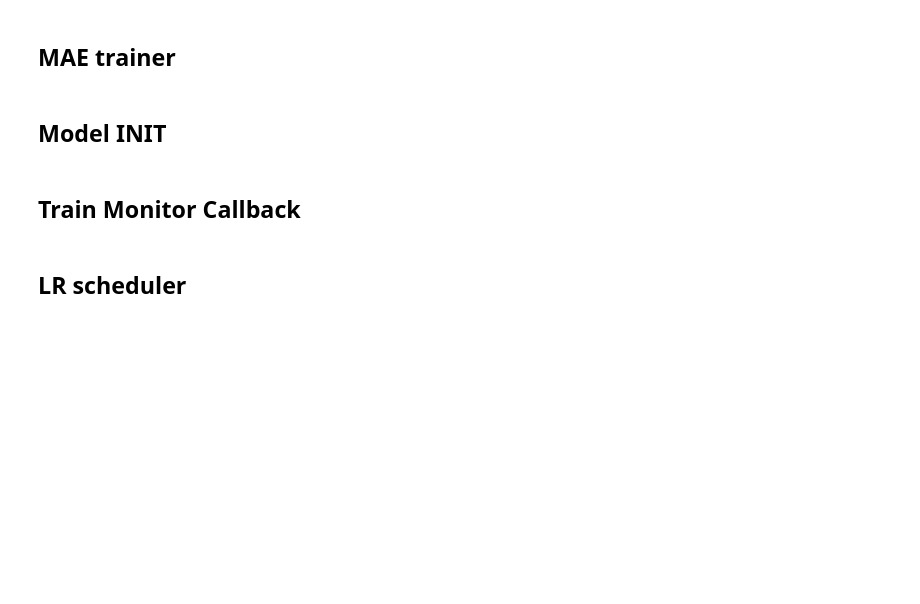
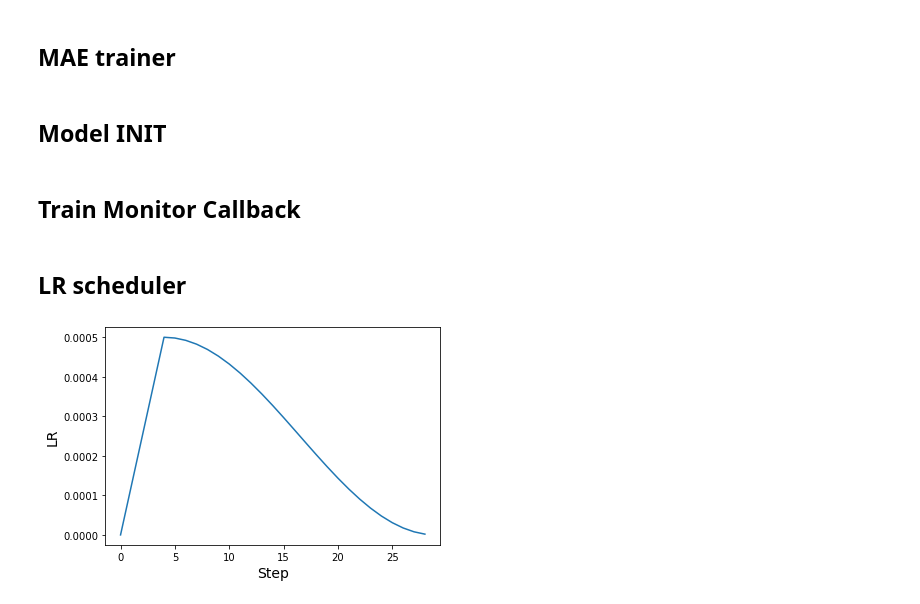
Before and after one commit to jeffhernandez1995/VideoVIT, a Jupyter notebook: train.ipynb, the cells around one changed output. Cells and saved outputs as stored; diff of their text form; code cells hidden in the pictures; blank space fills up the shorter version.

```diff
--- a/train.ipynb
+++ b/train.ipynb
@@ -20,12 +25,12 @@ import random
 # %%
 # Setting seeds for reproducibility.
 SEED = 42
-tf.random.set_seed(SEED)
+keras.utils.set_random_seed(SEED)
 
 
 # DATA
 BUFFER_SIZE = 1024
-BATCH_SIZE = 128
+BATCH_SIZE = 256
 AUTO = tf.data.AUTOTUNE
 INPUT_SHAPE = (15, 120, 160, 1)
 TIME_LEN = INPUT_SHAPE[0]
@@ -33,27 +38,28 @@ OUTPUT_SHAPE = (120, 160, 1)
 NUM_CLASSES = 6
 
 # OPTIMIZER
-LEARNING_RATE = 1e-3
-WEIGHT_DECAY = 1e-4
+LEARNING_RATE = 5e-4
+WEIGHT_DECAY = 1e-5
 
 # PRETRAINING
-EPOCHS = 100
+EPOCHS = 500
 
 # AUGMENTATION
-IMAGE_SIZE = 64  # We will resize input images to this size.
+IMAGE_SIZE = 48  # We will resize input images to this size.
 PATCH_SIZE = 6  # Size of the patches to be extracted from the input images.
+CROP_SIZE = 100
 NUM_PATCHES = (IMAGE_SIZE // PATCH_SIZE) ** 2
-MASK_PROPORTION = 0.10  # We have found 75% masking to give us the best results.
+MASK_PROPORTION = 0.75  # We have found 75% masking to give us the best results.
 
 # ENCODER and DECODER
 LAYER_NORM_EPS = 1e-6
 ENC_PROJECTION_DIM = 256
 DEC_PROJECTION_DIM = 128
 ENC_NUM_HEADS = 4
-ENC_LAYERS = 6
+ENC_LAYERS = 8
 DEC_NUM_HEADS = 4
 DEC_LAYERS = (
-    2  # The decoder is lightweight but should be reasonably deep for reconstruction.
+    4  # The decoder is lightweight but should be reasonably deep for reconstruction.
 )
 ENC_TRANSFORMER_UNITS = [
     ENC_PROJECTION_DIM * 2,
@@ -868,32 +887,40 @@ class WarmUpCosine(keras.optimizers.schedules.LearningRateSchedule):
             ) / self.warmup_steps
             warmup_rate = slope * tf.cast(step, tf.float32) + self.warmup_learning_rate
             learning_rate = tf.where(
                 step < self.warmup_steps, warmup_rate, learning_rate
             )
         return tf.where(
             step > self.total_steps, 0.0, learning_rate, name="learning_rate"
         )
 
 
 total_steps = int((len(list(train_ds)) / BATCH_SIZE) * EPOCHS)
 warmup_epoch_percentage = 0.15
 warmup_steps = int(total_steps * warmup_epoch_percentage)
 scheduled_lrs = WarmUpCosine(
     learning_rate_base=LEARNING_RATE,
     total_steps=total_steps,
     warmup_learning_rate=0.0,
     warmup_steps=warmup_steps,
 )
 
+lrs = [scheduled_lrs(step) for step in range(total_steps)]
+plt.plot(lrs)
+plt.xlabel("Step", fontsize=14)
+plt.ylabel("LR", fontsize=14)
+plt.show()
+
 # model_checkpoint_callback = tf.keras.callbacks.ModelCheckpoint(
 #     filepath='models/KTH/',
 #     monitor='val_loss',
 #     mode='min',
 #     save_best_only=True)
 
 train_callbacks = [
     TrainMonitor(epoch_interval=5),
     # model_checkpoint_callback
 ]
+# %% [output]
+[figure, added]
 # %%
 optimizer = tfa.optimizers.AdamW(learning_rate=scheduled_lrs, weight_decay=WEIGHT_DECAY)
```
Also changed, not shown: parts of 10 cells of this notebook.
